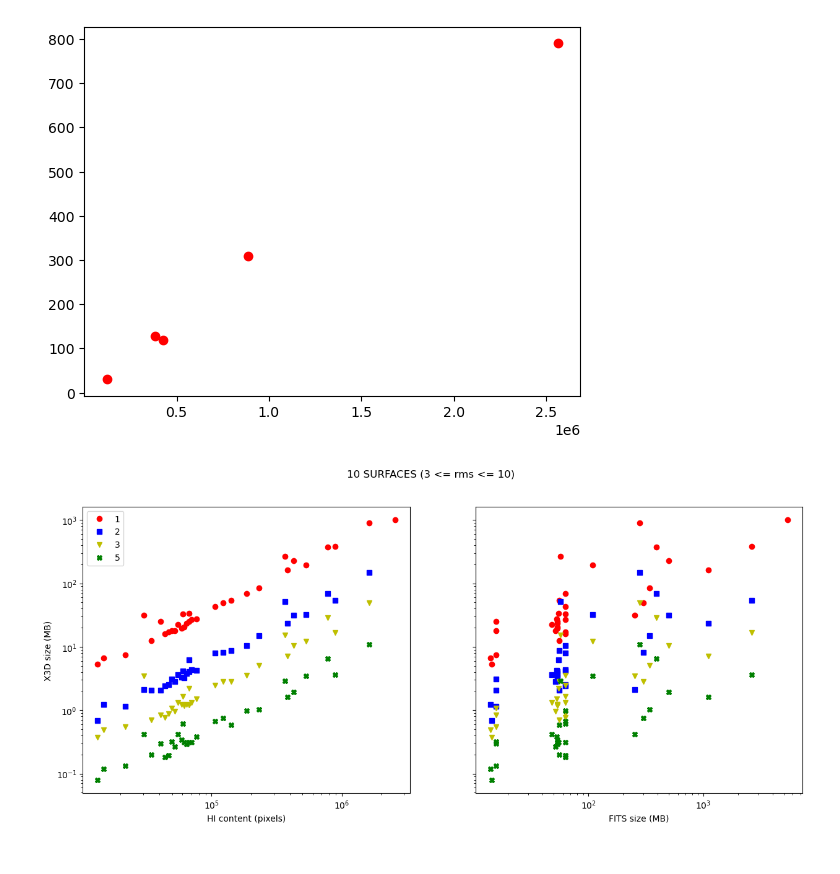
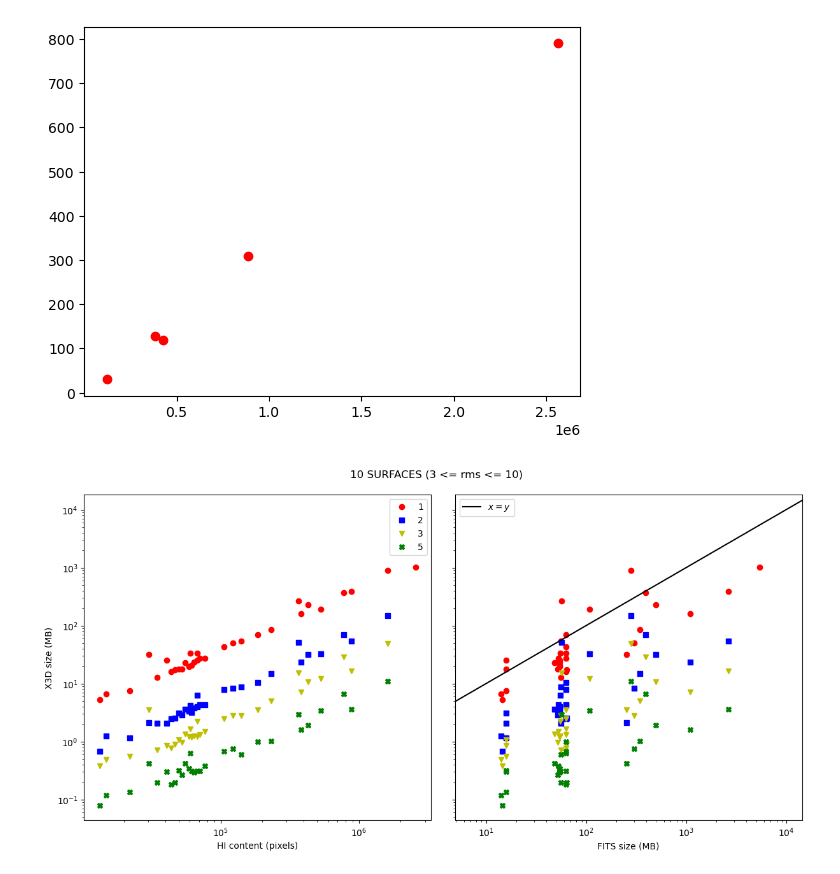
Before and after one commit to ixakalabadie/ViSL3D, a Jupyter notebook: stats_analysis.ipynb, the cells around one changed output. Drawn from its saved outputs; the diff is of its cells as text; code cells hidden in the pictures.

```diff
--- a/stats_analysis.ipynb
+++ b/stats_analysis.ipynb
@@ -58,27 +101,30 @@ plt.plot(one[1][:start], one[5][:start], 'ro', label='MeerKAT');
 [figure]
 # %%
 start = 0
-fig, ax = plt.subplots(ncols=2, figsize=(15,6), sharey=True)
+fig, ax = plt.subplots(ncols=2, figsize=(12,6), sharey=True)
 fig.suptitle('10 SURFACES (3 <= rms <= 10)')
+fig.tight_layout()
 plt.axes(ax[0])
 plt.plot(ten[1][ten[-1]==10][start:], ten[5][ten[-1]==10][start:], 'or', label='1')
 plt.plot(ten[1][ten[-1]==10][start:], ten[6][ten[-1]==10][start:], 'sb', label='2')
 plt.plot(ten[1][ten[-1]==10][start:], ten[7][ten[-1]==10][start:], 'vy', label='3')
 plt.plot(ten[1][ten[-1]==10][start:], ten[8][ten[-1]==10][start:], 'Xg', label='5')
 plt.legend()
 plt.yscale('log')
 plt.xscale('log')
 plt.xlabel('HI content (pixels)')
 plt.ylabel('X3D size (MB)')
 plt.axes(ax[1])
-plt.plot(ten[0][ten[-1]==10][start:], ten[5][ten[-1]==10][start:], 'or', label='1')
-plt.plot(ten[0][ten[-1]==10][start:], ten[6][ten[-1]==10][start:], 'sb', label='2')
-plt.plot(ten[0][ten[-1]==10][start:], ten[7][ten[-1]==10][start:], 'vy', label='3')
-plt.plot(ten[0][ten[-1]==10][start:], ten[8][ten[-1]==10][start:], 'Xg', label='5')
+plt.plot(ten[0][ten[-1]==10][start:], ten[5][ten[-1]==10][start:], 'or')
+plt.plot(ten[0][ten[-1]==10][start:], ten[6][ten[-1]==10][start:], 'sb')
+plt.plot(ten[0][ten[-1]==10][start:], ten[7][ten[-1]==10][start:], 'vy')
+plt.plot(ten[0][ten[-1]==10][start:], ten[8][ten[-1]==10][start:], 'Xg')
+ax[1].axline((7,7), (1e4,1e4), color='k', label=r'$x=y$')
+plt.legend()
 plt.xlabel('FITS size (MB)');
 plt.xscale('log')
 # %% [output]
-[figure, old version]
+[figure, new version]
 # %%
 start = 0
 fig, ax = plt.subplots(ncols=2, figsize=(15,6), sharey=True)
```
Also changed, not shown: parts of 9 cells of this notebook, 7 other files.
